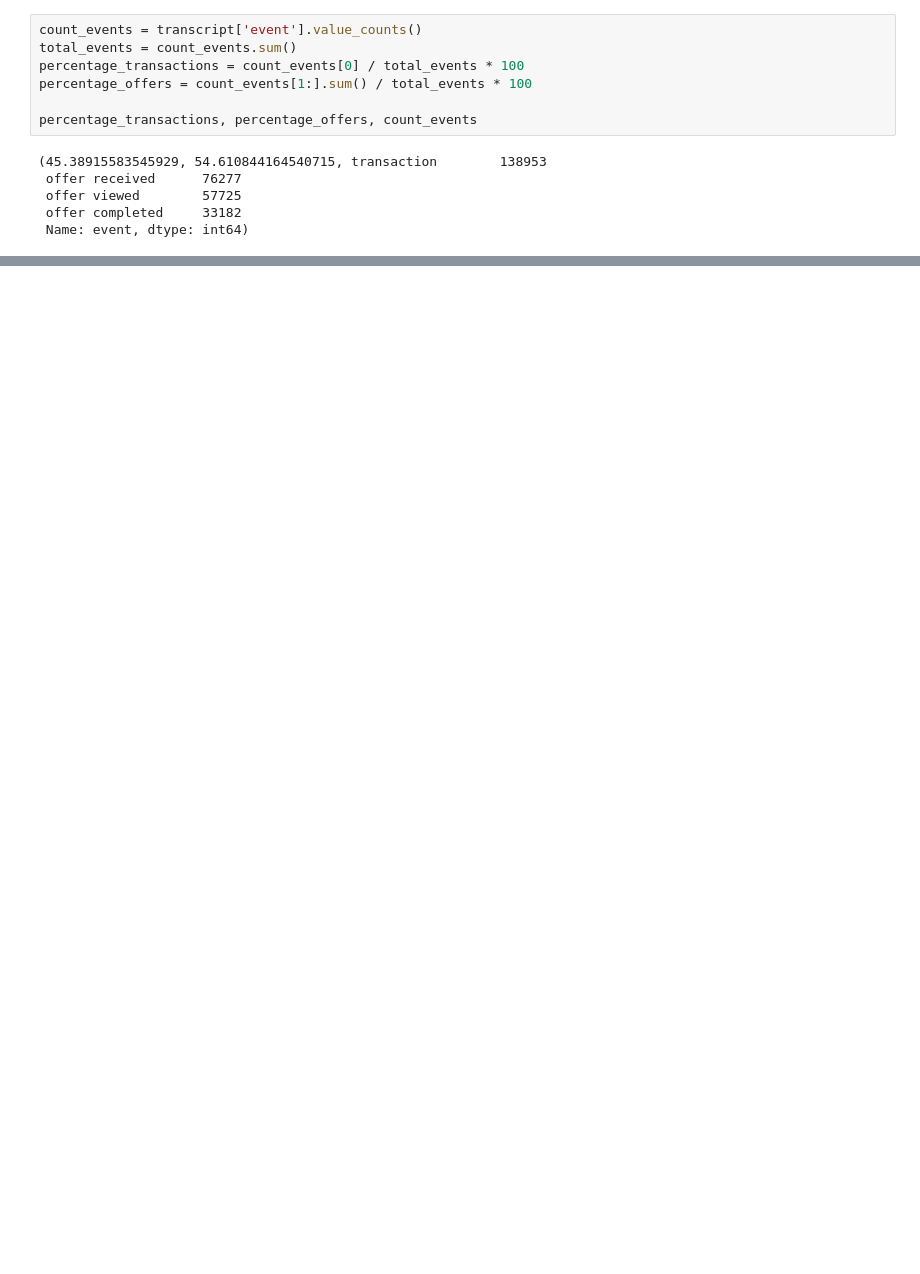
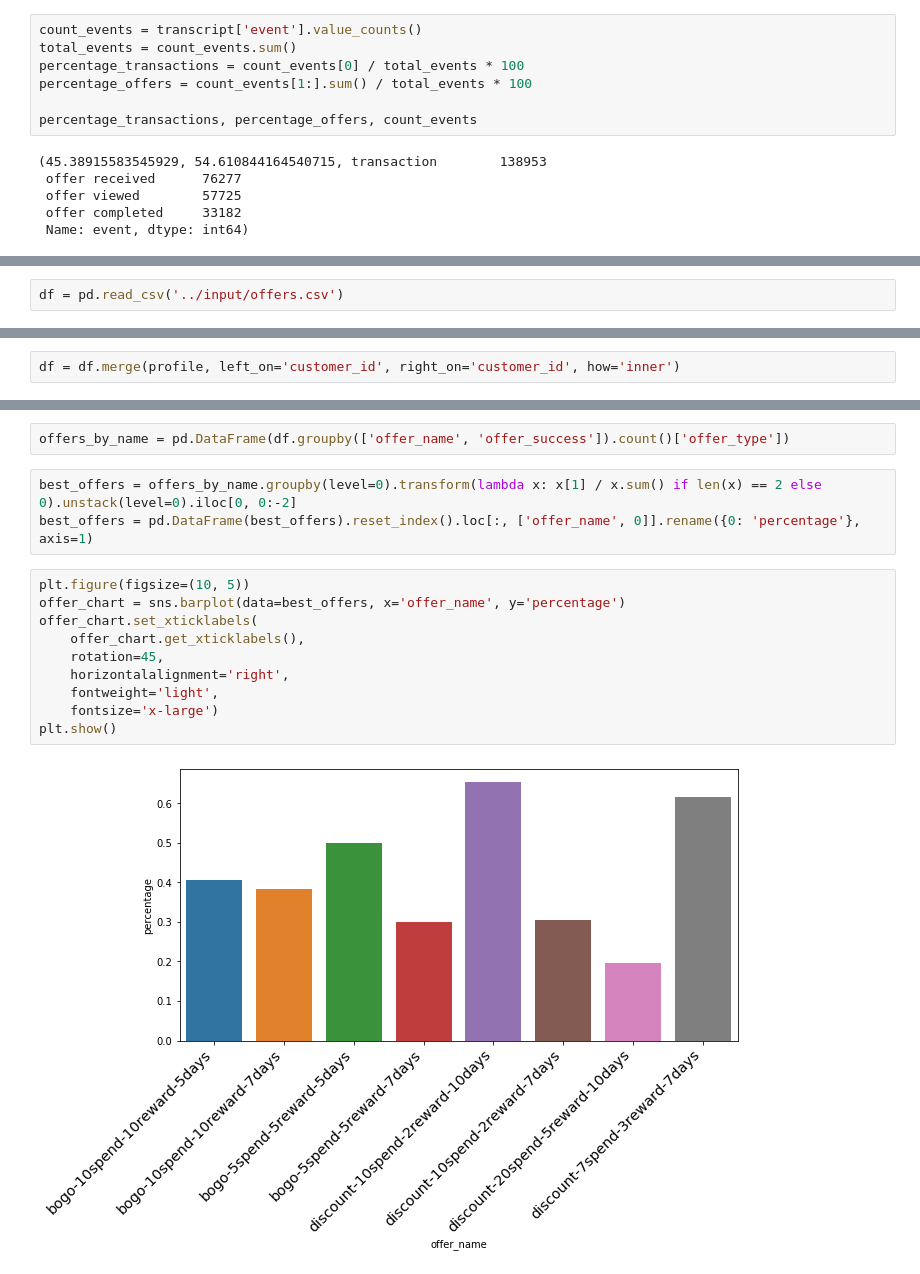
Before and after one commit to tarasowski/starbucks-offer-engine, a Jupyter notebook: notebooks/Starbucks Capstone Alpha.ipynb, the cells around one changed output, grey strips where cells are left out. Drawn from its saved outputs; the diff is of its cells as text; blank space fills up the shorter version.

Commit message:
feat: finished aggregation, offer analysis

```diff
--- a/notebooks/Starbucks Capstone Alpha.ipynb
+++ b/notebooks/Starbucks Capstone Alpha.ipynb
@@ -314,0 +388,2 @@ offer_df[offer_df['event_offer_received'] == 1].head(5)
+# %%
+df = pd.read_csv('../input/offers.csv')
@@ -314,0 +403,2 @@ offer_df[offer_df['event_offer_received'] == 1].head(5)
+# %%
+df = df.merge(profile, left_on='customer_id', right_on='customer_id', how='inner')
@@ -314,0 +431,17 @@ offer_df[offer_df['event_offer_received'] == 1].head(5)
+# %%
+offers_by_name = pd.DataFrame(df.groupby(['offer_name', 'offer_success']).count()['offer_type'])
+# %%
+best_offers = offers_by_name.groupby(level=0).transform(lambda x: x[1] / x.sum() if len(x) == 2 else 0).unstack(level=0).iloc[0, 0:-2]
+best_offers = pd.DataFrame(best_offers).reset_index().loc[:, ['offer_name', 0]].rename({0: 'percentage'}, axis=1)
+# %%
+plt.figure(figsize=(10, 5))
+offer_chart = sns.barplot(data=best_offers, x='offer_name', y='percentage')
+offer_chart.set_xticklabels(
+    offer_chart.get_xticklabels(),
+    rotation=45,
+    horizontalalignment='right',
+    fontweight='light',
+    fontsize='x-large')
+plt.show()
+# %% [output]
+[figure, added]
```
Also changed, not shown: parts of 37 cells of this notebook, 1 other file.
